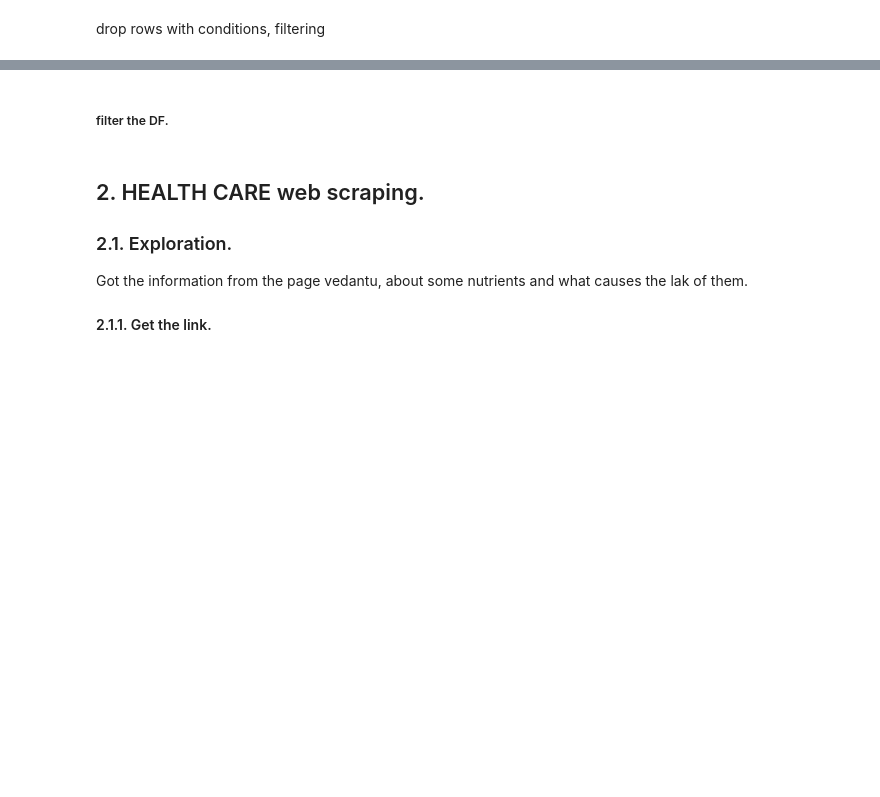
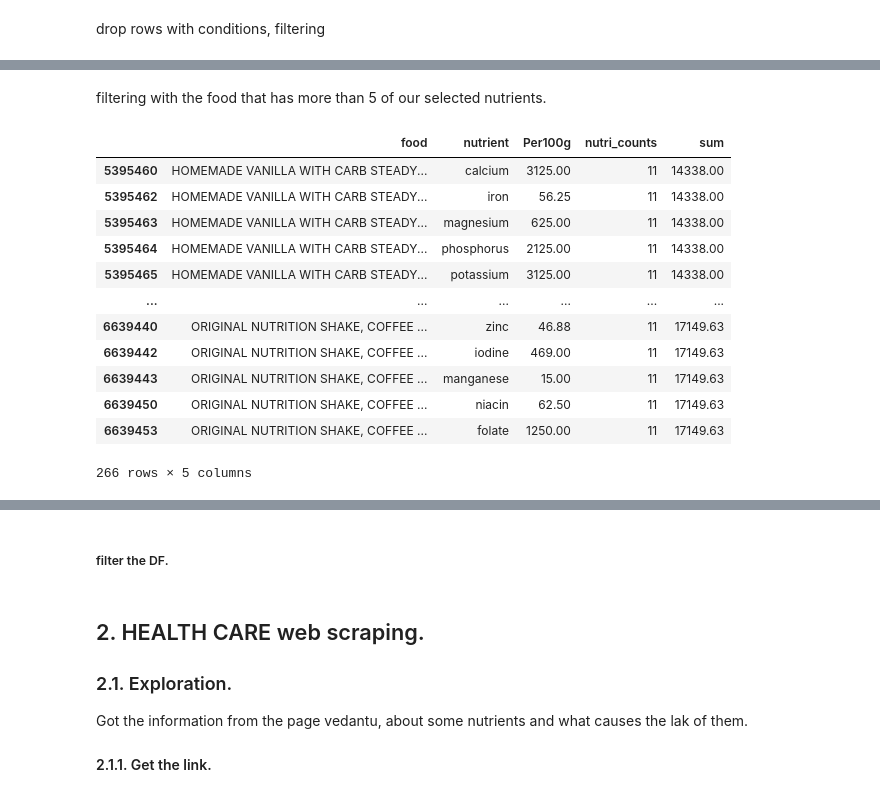
Before and after one commit to imalanz/PipeLine_proy2, a Jupyter notebook: analysis.ipynb, the cells around one changed output, grey strips where cells are left out. Cells and saved outputs as stored; diff of their text form; code cells hidden in the pictures; blank space fills up the shorter version.

```diff
--- a/analysis.ipynb
+++ b/analysis.ipynb
@@ -239,0 +229,2 @@ TypeError: cannot do slice indexing on Int64Index with these indexers [nutrient]
+# %% [markdown]
+filtering with the food that has more than 5 of our selected nutrients.
@@ -239,0 +235,16 @@ TypeError: cannot do slice indexing on Int64Index with these indexers [nutrient]
+# %%
+usda
+# %% [output]
+|  | food | nutrient | Per100g | nutri_counts | sum |
+| 5395460 | HOMEMADE VANILLA WITH CARB STEADY... | calcium | 3125.00 | 11 | 14338.00 |
+| 5395462 | HOMEMADE VANILLA WITH CARB STEADY... | iron | 56.25 | 11 | 14338.00 |
+| 5395463 | HOMEMADE VANILLA WITH CARB STEADY... | magnesium | 625.00 | 11 | 14338.00 |
+| 5395464 | HOMEMADE VANILLA WITH CARB STEADY... | phosphorus | 2125.00 | 11 | 14338.00 |
+| 5395465 | HOMEMADE VANILLA WITH CARB STEADY... | potassium | 3125.00 | 11 | 14338.00 |
+| ... | ... | ... | ... | ... | ... |
+| 6639440 | ORIGINAL NUTRITION SHAKE, COFFEE ... | zinc | 46.88 | 11 | 17149.63 |
+| 6639442 | ORIGINAL NUTRITION SHAKE, COFFEE ... | iodine | 469.00 | 11 | 17149.63 |
+| 6639443 | ORIGINAL NUTRITION SHAKE, COFFEE ... | manganese | 15.00 | 11 | 17149.63 |
+| 6639450 | ORIGINAL NUTRITION SHAKE, COFFEE ... | niacin | 62.50 | 11 | 17149.63 |
+| 6639453 | ORIGINAL NUTRITION SHAKE, COFFEE ... | folate | 1250.00 | 11 | 17149.63 |
+266 rows × 5 columns
```
Also changed, not shown: parts of 31 cells of this notebook, 2 other files.
